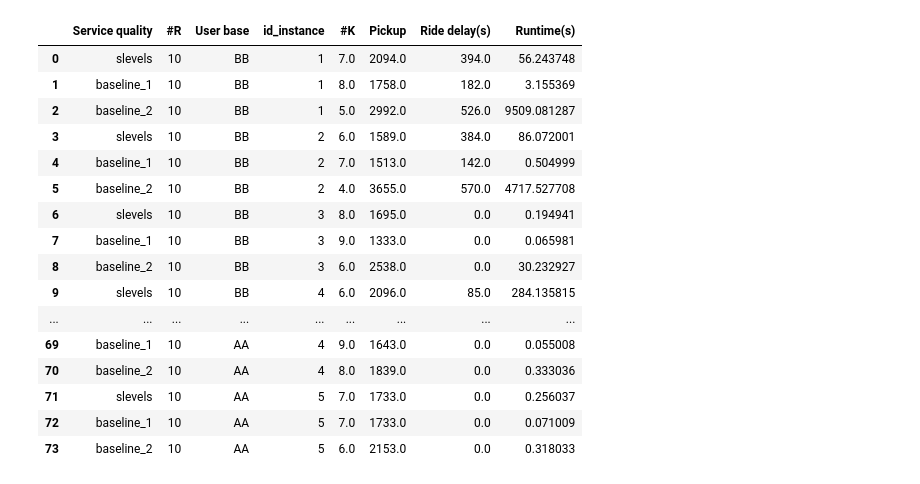
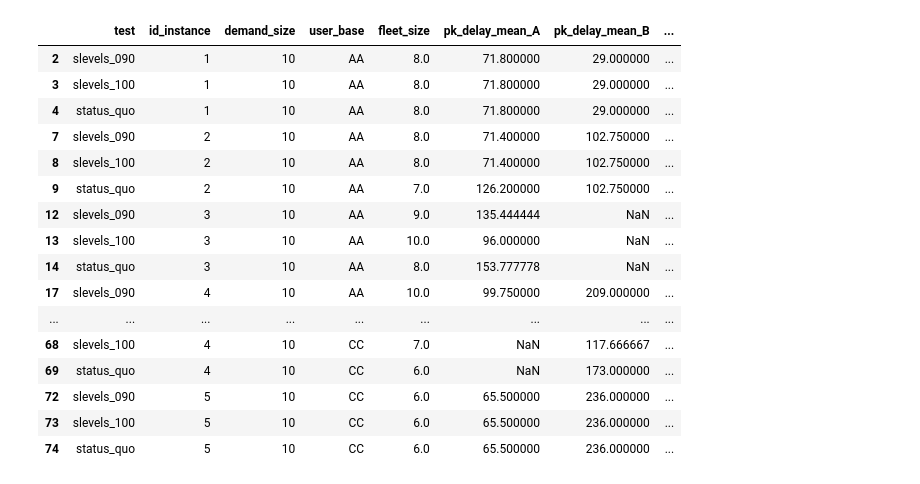
Before and after one commit to brenobeirigo/input_tripdata, a Jupyter notebook: analysis/darp_sq.ipynb, the cells around one changed output. Saved outputs shown, nothing was run; the diff lists cells and outputs as text; code cells hidden in the pictures.

```diff
--- a/analysis/darp_sq.ipynb
+++ b/analysis/darp_sq.ipynb
@@ -59,22 +26,0 @@ dff.sort_values(by=['demand_size', 'user_base', 'test', 'id_instance', 'run_time
-# %%
-dfff =dff.loc[dff["demand_size"]<15]
-dfff = dfff.rename(columns={"demand_size":"#R", "run_time":"Runtime(s)", "user_base":"User base", "test": "Service quality", "fleet_size": "#K", "total_pk_delay": "Pickup","total_pk_delay_A": "Business","total_pk_delay_B": "Standard","total_pk_delay_C": "Low-cost", "total_ride_delay": "Ride delay(s)"})
-dfff
-# %% [output]
-|  | Service quality | #R | User base | id_instance | #K | Pickup | Ride delay(s) | Runtime(s) |
-| 0 | slevels | 10 | BB | 1 | 7.0 | 2094.0 | 394.0 | 56.243748 |
-| 1 | baseline_1 | 10 | BB | 1 | 8.0 | 1758.0 | 182.0 | 3.155369 |
-| 2 | baseline_2 | 10 | BB | 1 | 5.0 | 2992.0 | 526.0 | 9509.081287 |
-| 3 | slevels | 10 | BB | 2 | 6.0 | 1589.0 | 384.0 | 86.072001 |
-| 4 | baseline_1 | 10 | BB | 2 | 7.0 | 1513.0 | 142.0 | 0.504999 |
-| 5 | baseline_2 | 10 | BB | 2 | 4.0 | 3655.0 | 570.0 | 4717.527708 |
-| 6 | slevels | 10 | BB | 3 | 8.0 | 1695.0 | 0.0 | 0.194941 |
-| 7 | baseline_1 | 10 | BB | 3 | 9.0 | 1333.0 | 0.0 | 0.065981 |
-| 8 | baseline_2 | 10 | BB | 3 | 6.0 | 2538.0 | 0.0 | 30.232927 |
-| 9 | slevels | 10 | BB | 4 | 6.0 | 2096.0 | 85.0 | 284.135815 |
-| ... | ... | ... | ... | ... | ... | ... | ... | ... |
-| 69 | baseline_1 | 10 | AA | 4 | 9.0 | 1643.0 | 0.0 | 0.055008 |
-| 70 | baseline_2 | 10 | AA | 4 | 8.0 | 1839.0 | 0.0 | 0.333036 |
-| 71 | slevels | 10 | AA | 5 | 7.0 | 1733.0 | 0.0 | 0.256037 |
-| 72 | baseline_1 | 10 | AA | 5 | 7.0 | 1733.0 | 0.0 | 0.071009 |
-| 73 | baseline_2 | 10 | AA | 5 | 6.0 | 2153.0 | 0.0 | 0.318033 |
@@ -80,0 +68,26 @@ dfff
+# %%
+df["fleet_size"] = df["fleet_capacity_obj_val"]/df["max_vehicle_capacity"]
+
+filter_cols = list(columns.keys())
+
+dff = df[filter_cols]
+
+dff
+# %% [output]
+|  | test | id_instance | demand_size | user_base | fleet_size | pk_delay_mean_A | pk_delay_mean_B | ... |
+| 2 | slevels_090 | 1 | 10 | AA | 8.0 | 71.800000 | 29.000000 | ... |
+| 3 | slevels_100 | 1 | 10 | AA | 8.0 | 71.800000 | 29.000000 | ... |
+| 4 | status_quo | 1 | 10 | AA | 8.0 | 71.800000 | 29.000000 | ... |
+| 7 | slevels_090 | 2 | 10 | AA | 8.0 | 71.400000 | 102.750000 | ... |
+| 8 | slevels_100 | 2 | 10 | AA | 8.0 | 71.400000 | 102.750000 | ... |
+| 9 | status_quo | 2 | 10 | AA | 7.0 | 126.200000 | 102.750000 | ... |
+| 12 | slevels_090 | 3 | 10 | AA | 9.0 | 135.444444 | NaN | ... |
+| 13 | slevels_100 | 3 | 10 | AA | 10.0 | 96.000000 | NaN | ... |
+| 14 | status_quo | 3 | 10 | AA | 8.0 | 153.777778 | NaN | ... |
+| 17 | slevels_090 | 4 | 10 | AA | 10.0 | 99.750000 | 209.000000 | ... |
+| ... | ... | ... | ... | ... | ... | ... | ... | ... |
+| 68 | slevels_100 | 4 | 10 | CC | 7.0 | NaN | 117.666667 | ... |
+| 69 | status_quo | 4 | 10 | CC | 6.0 | NaN | 173.000000 | ... |
+| 72 | slevels_090 | 5 | 10 | CC | 6.0 | 65.500000 | 236.000000 | ... |
+| 73 | slevels_100 | 5 | 10 | CC | 6.0 | 65.500000 | 236.000000 | ... |
+| 74 | status_quo | 5 | 10 | CC | 6.0 | 65.500000 | 236.000000 | ... |
```
Also changed, not shown: parts of 16 cells of this notebook.
